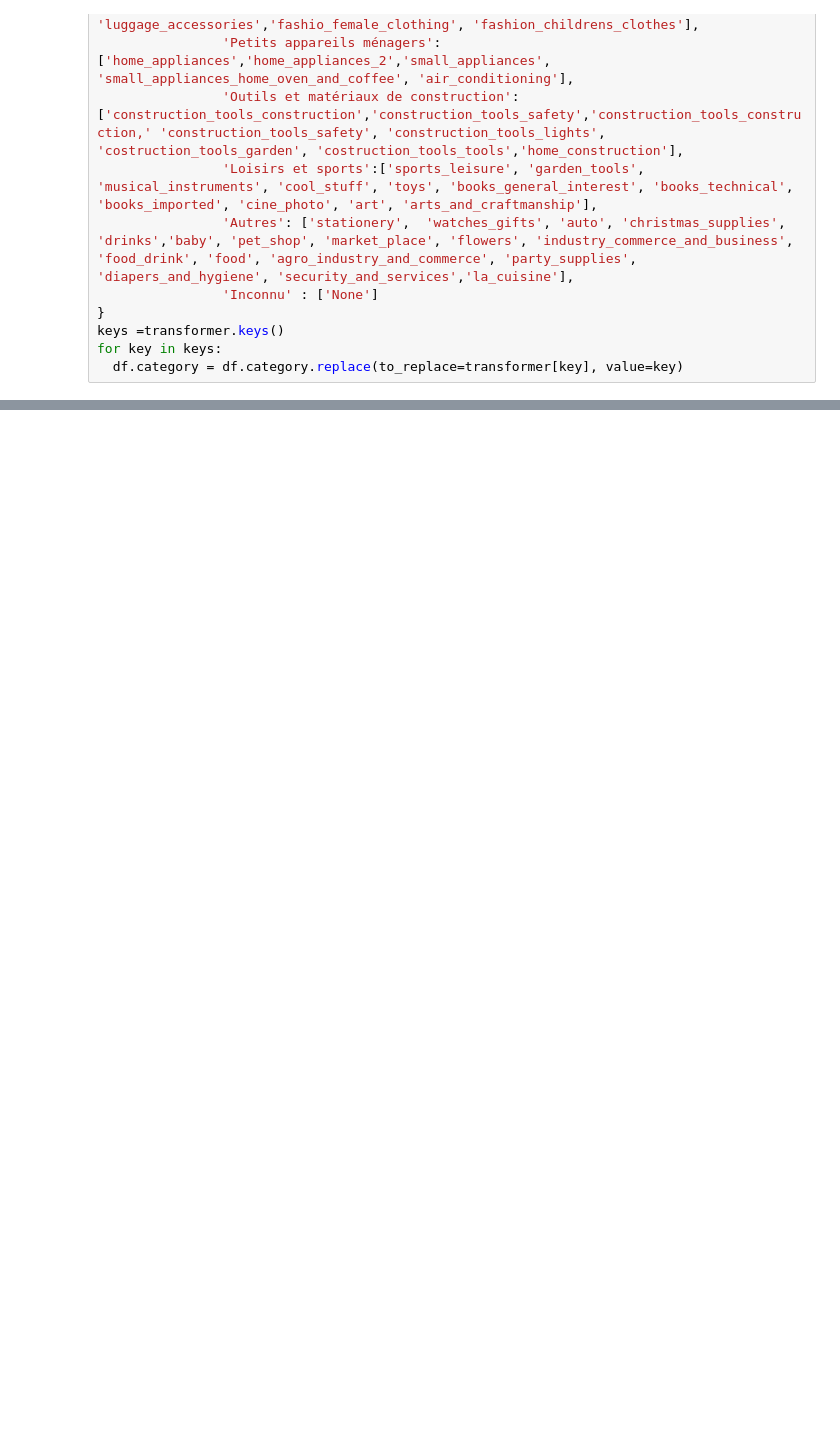
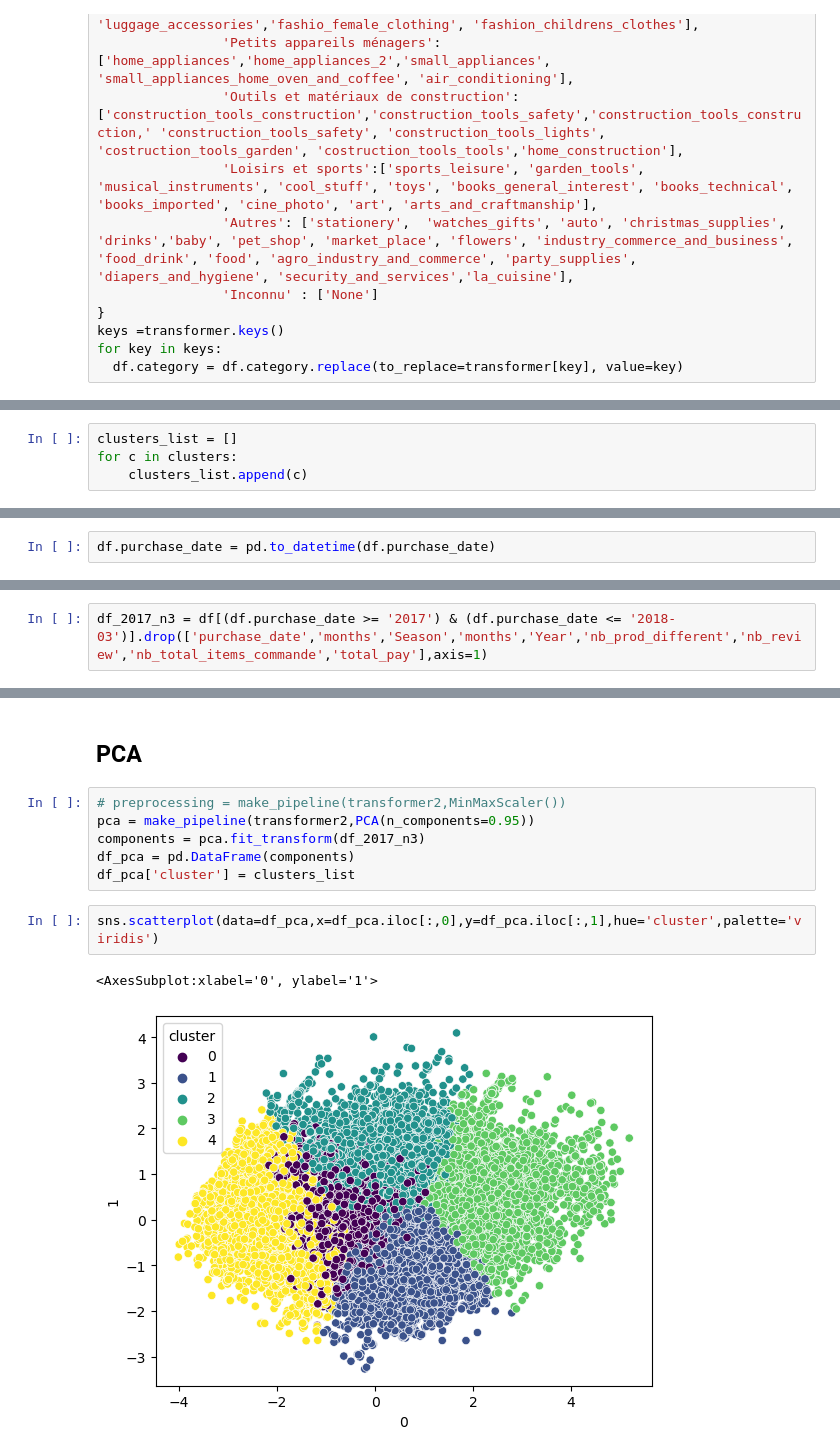
Before and after one commit to Thomas-Dulompont/Segmentation-Client, a Jupyter notebook: notebooks/analyse.ipynb, the cells around one changed output, grey strips where cells are left out. Saved outputs shown, nothing was run; the diff lists cells and outputs as text; blank space fills up the shorter version.

```diff
--- a/notebooks/analyse.ipynb
+++ b/notebooks/analyse.ipynb
@@ -274,0 +336,4 @@ df.to_csv('merged.csv',index=False)
+# %%
+clusters_list = []
+for c in clusters:
+    clusters_list.append(c)
@@ -274,0 +342,2 @@ df.to_csv('merged.csv',index=False)
+# %%
+df.purchase_date = pd.to_datetime(df.purchase_date)
@@ -274,0 +358,2 @@ df.to_csv('merged.csv',index=False)
+# %%
+df_2017_n3 = df[(df.purchase_date >= '2017') & (df.purchase_date <= '2018-03')].drop(['purchase_date','months','Season','months','Year','nb_prod_different','nb_review','nb_total_items_commande','total_pay'],axis=1)
@@ -274,0 +376,13 @@ df.to_csv('merged.csv',index=False)
+# %% [markdown]
+## PCA
+# %%
+# preprocessing = make_pipeline(transformer2,MinMaxScaler())
+pca = make_pipeline(transformer2,PCA(n_components=0.95))
+components = pca.fit_transform(df_2017_n3)
+df_pca = pd.DataFrame(components)
+df_pca['cluster'] = clusters_list
+# %%
+sns.scatterplot(data=df_pca,x=df_pca.iloc[:,0],y=df_pca.iloc[:,1],hue='cluster',palette='viridis')
+# %% [output]
+<AxesSubplot:xlabel='0', ylabel='1'>
+[figure, added]
```
Also changed, not shown: parts of 34 cells of this notebook, 6 other files.
